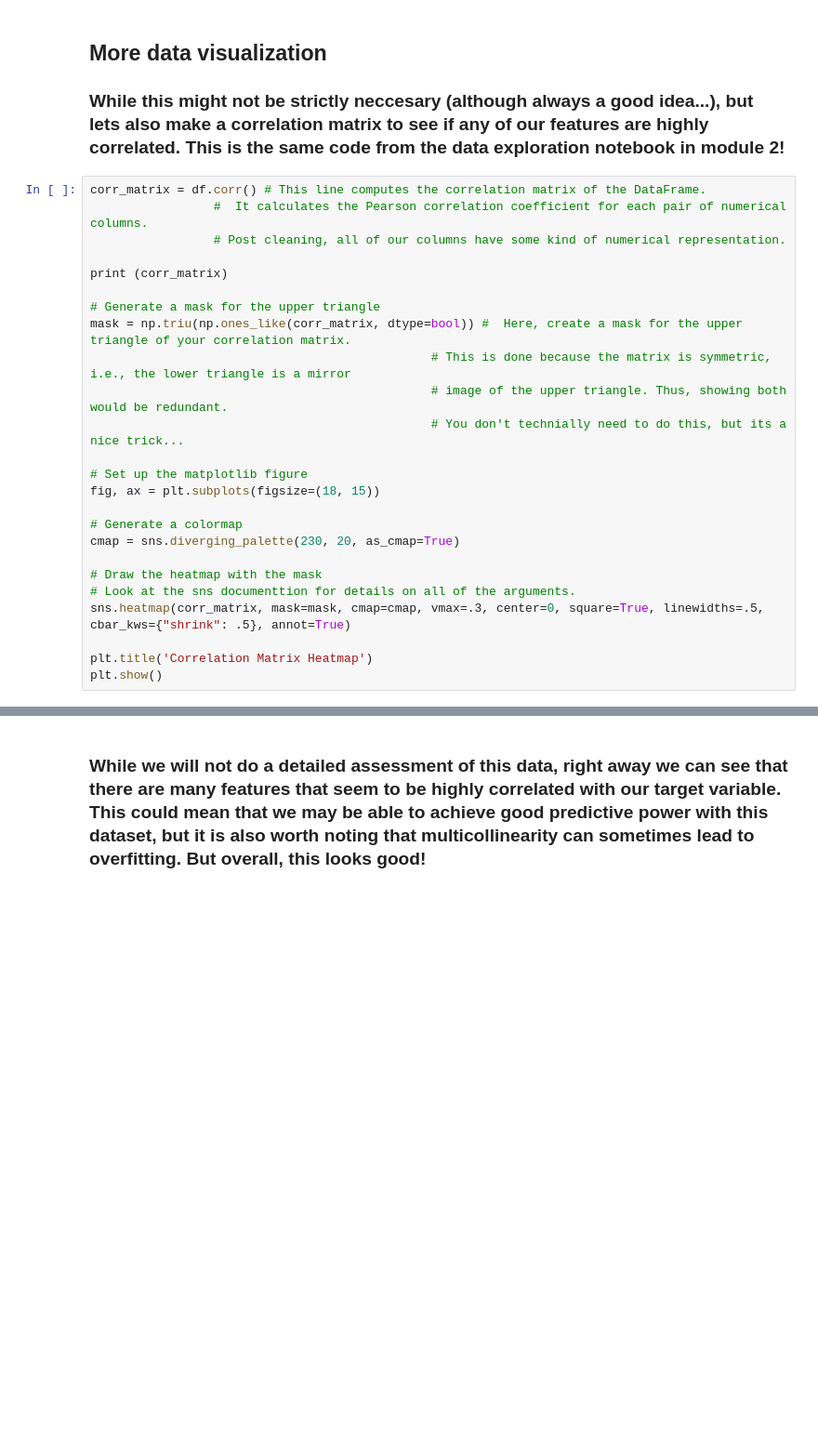
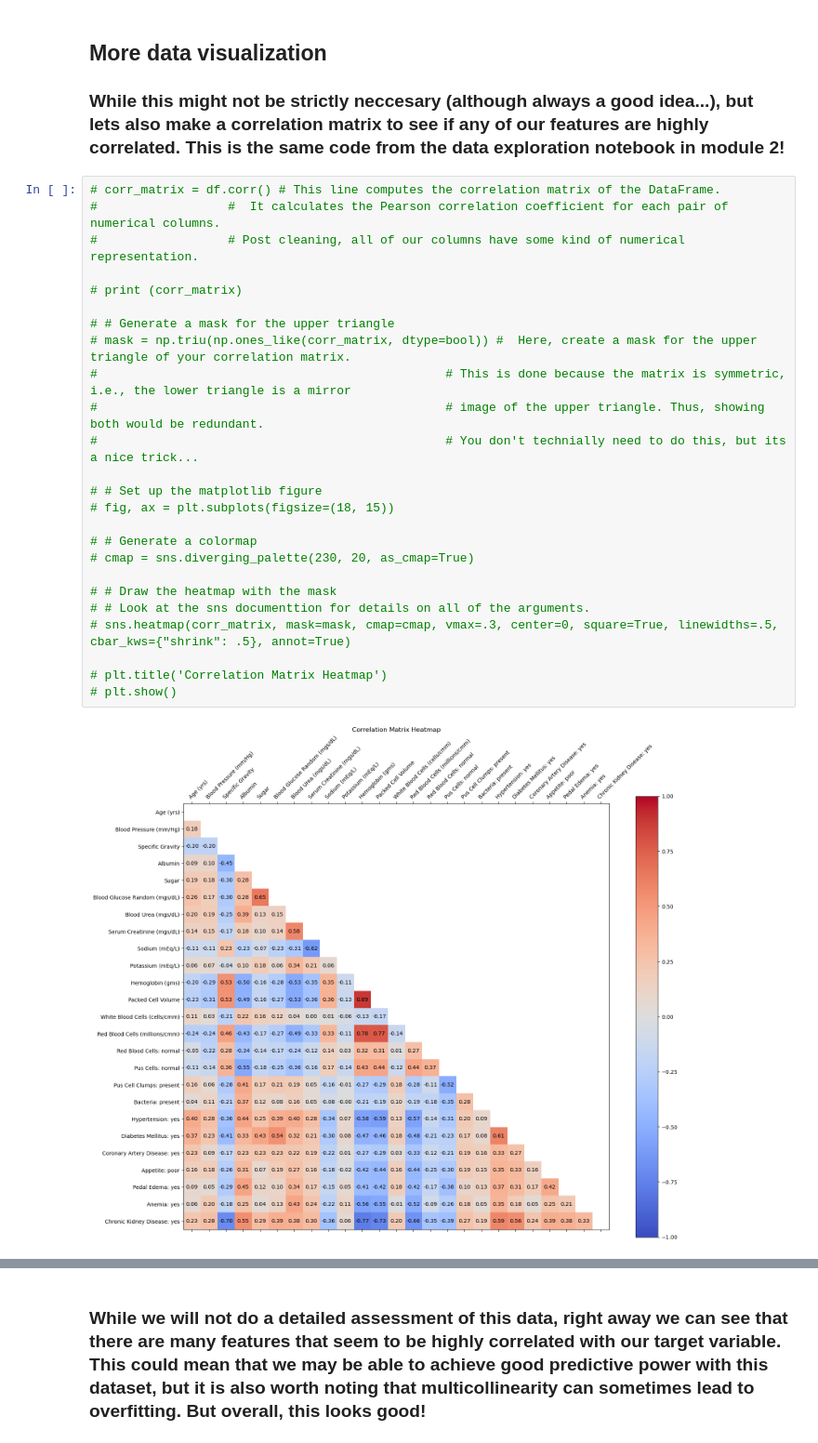
Before and after one commit to monkeygobah/code_grand_rounds, a Jupyter notebook: module_3_Machine_Learning/SVM/ckd_data_exploration.ipynb, the cells around one changed output, grey strips where cells are left out. Shown at 93% size. Cells and saved outputs as stored; diff of their text form; blank space fills up the shorter version.

Commit message:
big update, not all changes represented on website and vice versa. Will need to consolidate later. Changes in modules 1,3,4 primarily

```diff
--- a/module_3_Machine_Learning/SVM/ckd_data_exploration.ipynb
+++ b/module_3_Machine_Learning/SVM/ckd_data_exploration.ipynb
@@ -67,27 +125,29 @@ plt.show()
 
 ### While this might not be strictly neccesary (although always a good idea...), but lets also make a correlation matrix to see if any of our features are highly correlated. This is the same code from the data exploration notebook in module 2!
 # %%
-corr_matrix = df.corr() # This line computes the correlation matrix of the DataFrame.
-                 #  It calculates the Pearson correlation coefficient for each pair of numerical columns.
-                 # Post cleaning, all of our columns have some kind of numerical representation.
+# corr_matrix = df.corr() # This line computes the correlation matrix of the DataFrame.
+#                  #  It calculates the Pearson correlation coefficient for each pair of numerical columns.
+#                  # Post cleaning, all of our columns have some kind of numerical representation.
 
-print (corr_matrix)
+# print (corr_matrix)
 
-# Generate a mask for the upper triangle
-mask = np.triu(np.ones_like(corr_matrix, dtype=bool)) #  Here, create a mask for the upper triangle of your correlation matrix.
-                                               # This is done because the matrix is symmetric, i.e., the lower triangle is a mirror
-                                               # image of the upper triangle. Thus, showing both would be redundant.
-                                               # You don't technially need to do this, but its a nice trick...
+# # Generate a mask for the upper triangle
+# mask = np.triu(np.ones_like(corr_matrix, dtype=bool)) #  Here, create a mask for the upper triangle of your correlation matrix.
+#                                                # This is done because the matrix is symmetric, i.e., the lower triangle is a mirror
+#                                                # image of the upper triangle. Thus, showing both would be redundant.
+#                                                # You don't technially need to do this, but its a nice trick...
 
-# Set up the matplotlib figure
-fig, ax = plt.subplots(figsize=(18, 15))
+# # Set up the matplotlib figure
+# fig, ax = plt.subplots(figsize=(18, 15))
 
-# Generate a colormap
-cmap = sns.diverging_palette(230, 20, as_cmap=True)
+# # Generate a colormap
+# cmap = sns.diverging_palette(230, 20, as_cmap=True)
 
-# Draw the heatmap with the mask
-# Look at the sns documenttion for details on all of the arguments.
-sns.heatmap(corr_matrix, mask=mask, cmap=cmap, vmax=.3, center=0, square=True, linewidths=.5, cbar_kws={"shrink": .5}, annot=True)
+# # Draw the heatmap with the mask
+# # Look at the sns documenttion for details on all of the arguments.
+# sns.heatmap(corr_matrix, mask=mask, cmap=cmap, vmax=.3, center=0, square=True, linewidths=.5, cbar_kws={"shrink": .5}, annot=True)
 
-plt.title('Correlation Matrix Heatmap')
-plt.show()
+# plt.title('Correlation Matrix Heatmap')
+# plt.show()
+# %% [output]
+[figure, added]
```
Also changed, not shown: parts of 7 cells of this notebook, 26 other files.
